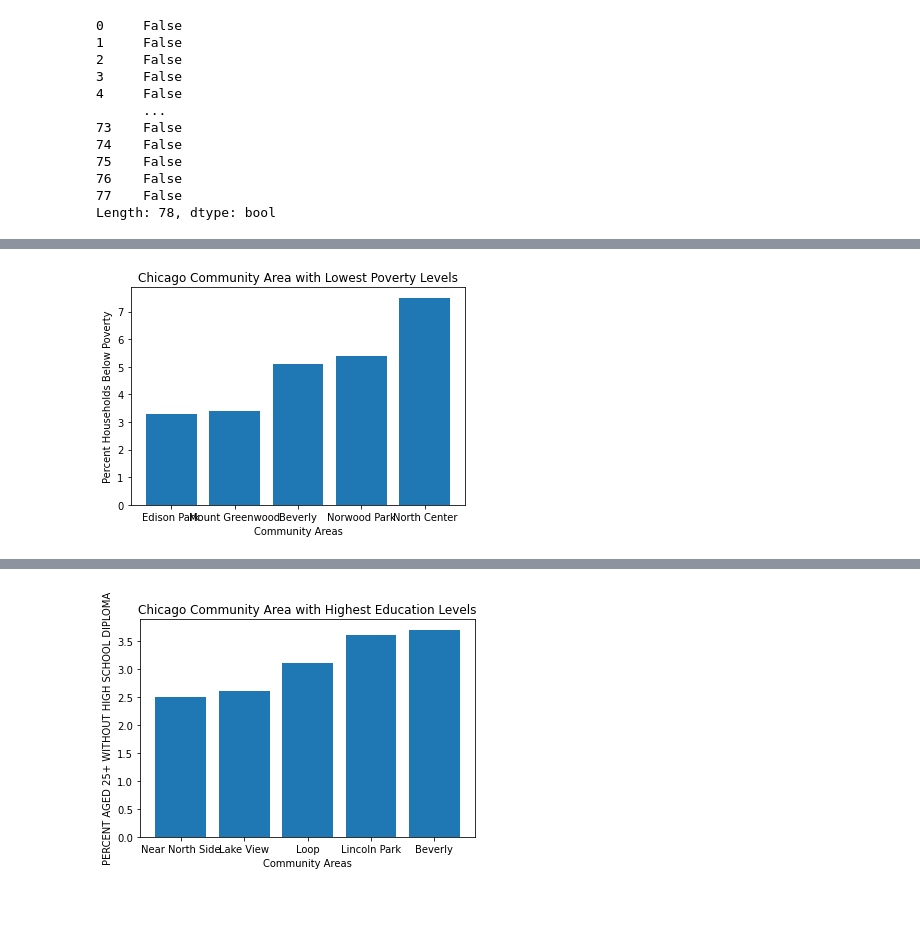
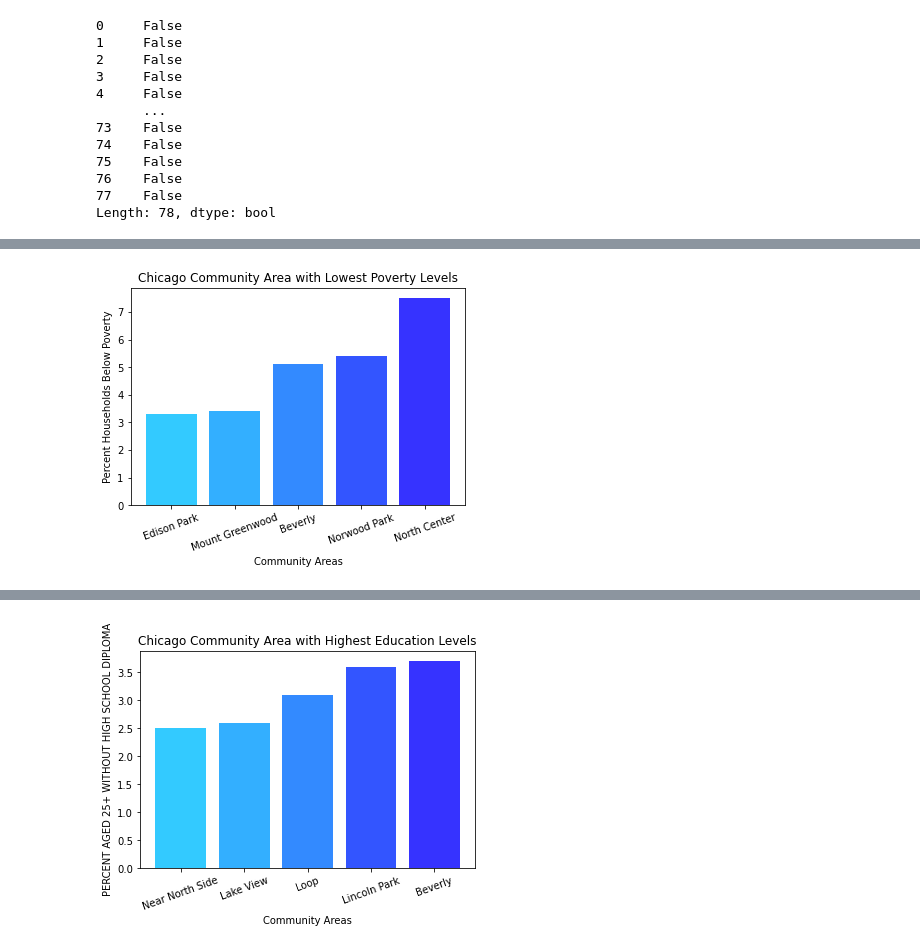
Before and after one commit to kaylajgranados/chicago_socioeconomic_status, a Jupyter notebook: EDA and Linear Regression.ipynb, the cells around one changed output, grey strips where cells are left out. Drawn from its saved outputs; the diff is of its cells as text; code cells hidden in the pictures; blank space fills up the shorter version.

```diff
--- a/EDA and Linear Regression.ipynb
+++ b/EDA and Linear Regression.ipynb
@@ -127,3 +111,8 @@ top_p_level
 | 71 | 72.0 | Beverly | 0.9 | 5.1 | ... |
 | 9 | 10.0 | Norwood Park | 2.0 | 5.4 | ... |
 | 4 | 5.0 | North Center | 0.3 | 7.5 | ... |
+# %%
+# Top 5 highest poverty
+p_level = df.sort_values(by="PERCENT HOUSEHOLDS BELOW POVERTY", ascending=False)
+top_p_level = p_level.head(5)
+top_p_level
@@ -130,24 +126,27 @@ top_p_level
 # %%
 # Bar Chart
 x = top_p_level["COMMUNITY AREA NAME"]
 y = top_p_level["PERCENT HOUSEHOLDS BELOW POVERTY"]
 
 # Create a bar chart
-plt.bar(x, y)
+colors = ['#33CAFF', '#33AFFF', '#338AFF', '#3355FF', '#3633FF']
+plt.bar(x, y, color=colors)
 
 # Add labels and title
 plt.xlabel('Community Areas')
 plt.ylabel('Percent Households Below Poverty')
 plt.title('Chicago Community Area with Lowest Poverty Levels')
 
+# Rotate X axis
+plt.xticks(rotation=20)
+
 # Show the plot
 plt.show()
 
 #What should the Y value be out of?
-#How to tilt the X labels and increase chart size so that they legible?
 #sort so that the highest one is first
 # %% [output]
-[figure, old version]
+[figure, new version]
 # %%
 # Top 5 highest education
 e_level = df.sort_values(by="PERCENT AGED 25+ WITHOUT HIGH SCHOOL DIPLOMA", ascending=True)
@@ -165,21 +164,23 @@ x = top_e_level["COMMUNITY AREA NAME"]
 y = top_e_level["PERCENT AGED 25+ WITHOUT HIGH SCHOOL DIPLOMA"]
 
 # Create a bar chart
-plt.bar(x, y)
+colors = ['#33CAFF', '#33AFFF', '#338AFF', '#3355FF', '#3633FF']
+plt.bar(x, y, color=colors)
 
 # Add labels and title
 plt.xlabel('Community Areas')
 plt.ylabel('PERCENT AGED 25+ WITHOUT HIGH SCHOOL DIPLOMA')
 plt.title('Chicago Community Area with Highest Education Levels')
 
+# Rotate X axis
+plt.xticks(rotation=20)
+
 # Show the plot
 
 #What should the Y value be out of?
-#How to tilt the X labels and increase chart size so that they legible?
-#sort so that the highest one is first
 plt.show()
 # %% [output]
-[figure, old version]
+[figure, new version]
 # %%
 # Top 5 lowest unemployment
 u_level = df.sort_values(by="PERCENT AGED 16+ UNEMPLOYED", ascending=True)
```
Also changed, not shown: parts of 38 cells of this notebook, 1 other file.
